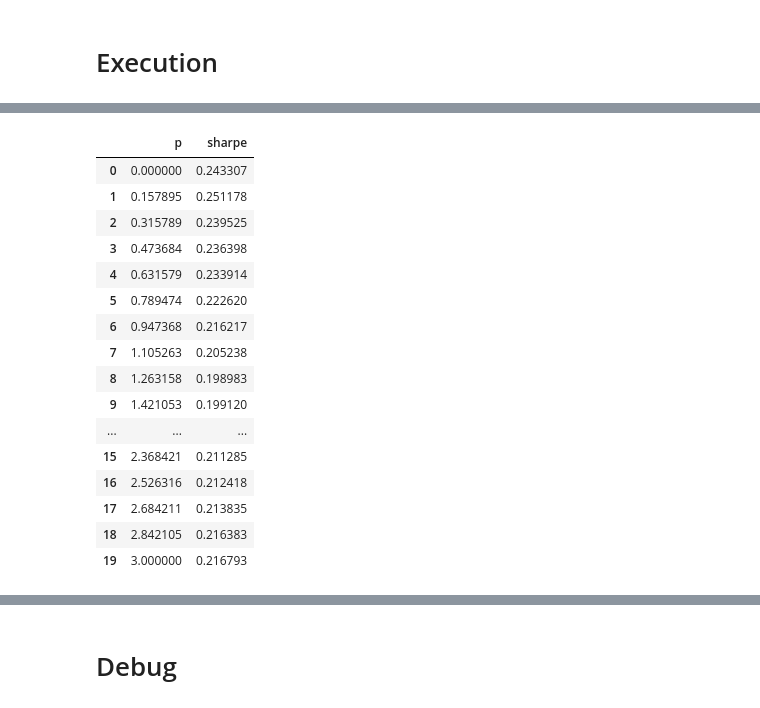
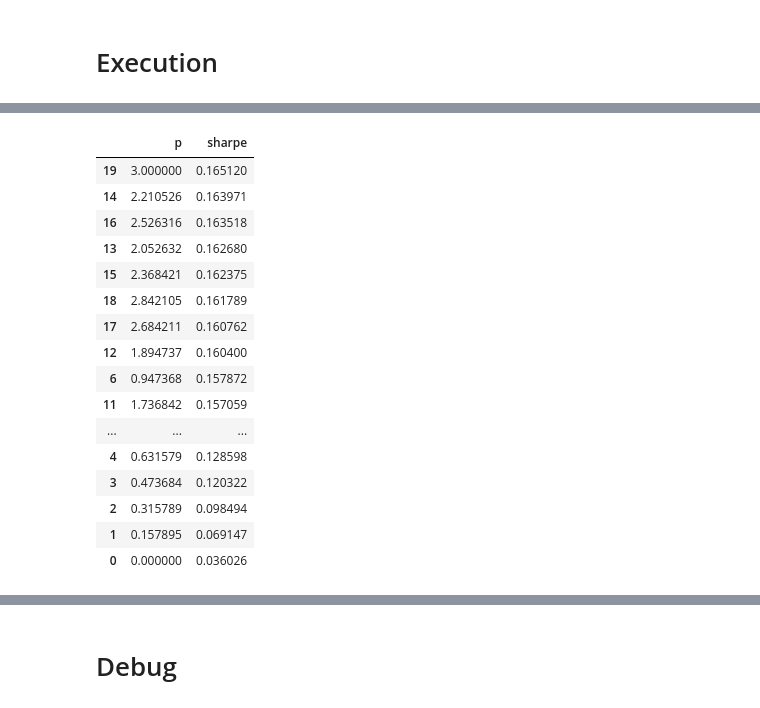
Before and after one commit to calebyung/JPX-Tokyo-Stock-Exchange-Prediction, a Jupyter notebook: jpx-model-lgbm-reg.ipynb, the cells around one changed output, grey strips where cells are left out. Cells and saved outputs as stored; diff of their text form; code cells hidden in the pictures.

```diff
--- a/jpx-model-lgbm-reg.ipynb
+++ b/jpx-model-lgbm-reg.ipynb
@@ -90,7 +90,7 @@ SCALE_DAILY = False
 DROP_MARKET_FEATS = False
 
 # PCA
-RUN_PCA = True
+RUN_PCA = False
 PCA_SPLIT = True
 N_COMP = 0.9
 
@@ -146,14 +146,14 @@ N_ESTIMATORS_FS = 5000
 EARLY_STOPPING_ROUNDS_FS = 20
 N_FEATS_FS = 20 # top N features considered for FS based on importance
 N_FEATS_FINAL = None # top N features if skipping FS based on importance
-SELECTED_FEATS = 'pc_stock16, pc_stock13, pc_stock14, pc_stock10, pc_stock18, pc_market1, pc_market10'.split(', ') # fixed features if skipping both IMP and FS
+SELECTED_FEATS = 'ret_mkt_1m, sec_volatility_1w, vol_mkt_1w, ret_mkt_1w, sec_volatility_1m, sec_volatility_diff, days_since_last_div, sec_volume_ma_pctg_ch_3d, ret_mkt_3d, ret_mkt_3m, sec_cross_sect_ret_3, sec_volatility_3m, sec_dollar_standard_dist_1m'.split(', ') # fixed features if skipping both IMP and FS
 
 # hyperparameters tuning
 RUN_HP = False
 N_ESTIMATORS_HP = 5000
 EARLY_STOPPING_ROUNDS_HP = 30
 HP_OPT_HRS = 4
-BEST_PARAMS = {'max_depth': 24, 'num_leaves': 26, 'learning_rate': 0.021828064883661825, 'min_child_weight': 0.035555841571658205, 'subsample': 0.7951789011913302, 'subsample_freq': 4, 'colsample_bytree': 0.5737026006353289, 'reg_alpha': 9.312045017262585, 'reg_lambda': 0.047626226731312296, 'max_bin': 368}
+BEST_PARAMS = {'max_depth': 22, 'num_leaves': 62, 'learning_rate': 0.08194467276024585, 'min_child_weight': 0.014113876340590062, 'subsample': 0.6824999569296778, 'subsample_freq': 1, 'colsample_bytree': 0.5583471692831464, 'reg_alpha': 2.0368353455246035, 'reg_lambda': 10.987655930982223, 'max_bin': 138}
 
 # re-fit
 N_ESTIMATORS_REFIT = 5000
@@ -877,7 +875,9 @@ if CLUSTER_DEMEAN:
     df_pred_val = df_pred_val.merge(df_clust, how='inner', on=['Date','SecuritiesCode'])
     clust_mean = df_pred_val.groupby(['Date','clust']).pred_model.mean().reset_index().rename(columns={'pred_model':'pred_model_mean'})
     df_pred_val = df_pred_val.merge(clust_mean, how='inner', on=['Date','clust'])
-    df_pred_val.pred_model = df_pred_val.pred_model - df_pred_val.pred_model_mean
+    df_pred_val['pred_model_demean'] = df_pred_val.pred_model - df_pred_val.pred_model_mean
+    df_pred_val['Rank'] = df_pred_val.groupby('Date').pred_model_demean.rank(method='first', ascending=False).astype(int) - 1
+    log(f'Sharpe after demean: {calc_spread_return_sharpe(df_pred_val)}')
 
 # volatility penalty
 if VOL_PENALTY:
@@ -891,13 +891,14 @@ if VOL_PENALTY:
 
     p_result = []
     for p in np.linspace(0,3,20):
-        df_pred_val['pred_model_new'] = df_pred_val.pred_model / df_pred_val['std'].pow(p)
-        df_pred_val['Rank'] = df_pred_val.groupby('Date').pred_model_new.rank(method='first', ascending=False).astype(int) - 1
+        df_pred_val['pred_model_vol_penalty'] = df_pred_val.pred_model_demean / df_pred_val['std'].pow(p)
+        df_pred_val['Rank'] = df_pred_val.groupby('Date').pred_model_vol_penalty.rank(method='first', ascending=False).astype(int) - 1
         p_result.append((p, calc_spread_return_sharpe(df_pred_val)))
-    p_result = pd.DataFrame(p_result, columns=['p','sharpe'])
+    p_result = pd.DataFrame(p_result, columns=['p','sharpe']).sort_values('sharpe', ascending=False)
     display(p_result)
     # identify best power and apply
     best_p = p_result.sort_values('sharpe', ascending=False).p.iloc[0]
-    df_pred_val.pred_model = df_pred_val.pred_model / df_pred_val['std'].pow(best_p)
-    df_pred_val['Rank'] = df_pred_val.groupby('Date').pred_model.rank(method='first', ascending=False).astype(int) - 1
+    df_pred_val.pred_model_vol_penalty = df_pred_val.pred_model_demean / df_pred_val['std'].pow(best_p)
+    df_pred_val['Rank'] = df_pred_val.groupby('Date').pred_model_vol_penalty.rank(method='first', ascending=False).astype(int) - 1
+    log(f'Sharpe after volatility penalty: {calc_spread_return_sharpe(df_pred_val)}')
 # %% [output]
@@ -904,17 +906,17 @@ if VOL_PENALTY:
 |  | p | sharpe |
-| 0 | 0.000000 | 0.243307 |
-| 1 | 0.157895 | 0.251178 |
-| 2 | 0.315789 | 0.239525 |
-| 3 | 0.473684 | 0.236398 |
-| 4 | 0.631579 | 0.233914 |
-| 5 | 0.789474 | 0.222620 |
-| 6 | 0.947368 | 0.216217 |
-| 7 | 1.105263 | 0.205238 |
-| 8 | 1.263158 | 0.198983 |
-| 9 | 1.421053 | 0.199120 |
+| 19 | 3.000000 | 0.165120 |
+| 14 | 2.210526 | 0.163971 |
+| 16 | 2.526316 | 0.163518 |
+| 13 | 2.052632 | 0.162680 |
+| 15 | 2.368421 | 0.162375 |
+| 18 | 2.842105 | 0.161789 |
+| 17 | 2.684211 | 0.160762 |
+| 12 | 1.894737 | 0.160400 |
+| 6 | 0.947368 | 0.157872 |
+| 11 | 1.736842 | 0.157059 |
 | ... | ... | ... |
-| 15 | 2.368421 | 0.211285 |
-| 16 | 2.526316 | 0.212418 |
-| 17 | 2.684211 | 0.213835 |
-| 18 | 2.842105 | 0.216383 |
-| 19 | 3.000000 | 0.216793 |
+| 4 | 0.631579 | 0.128598 |
+| 3 | 0.473684 | 0.120322 |
+| 2 | 0.315789 | 0.098494 |
+| 1 | 0.157895 | 0.069147 |
+| 0 | 0.000000 | 0.036026 |
```
Also changed, not shown: parts of 14 cells of this notebook.
